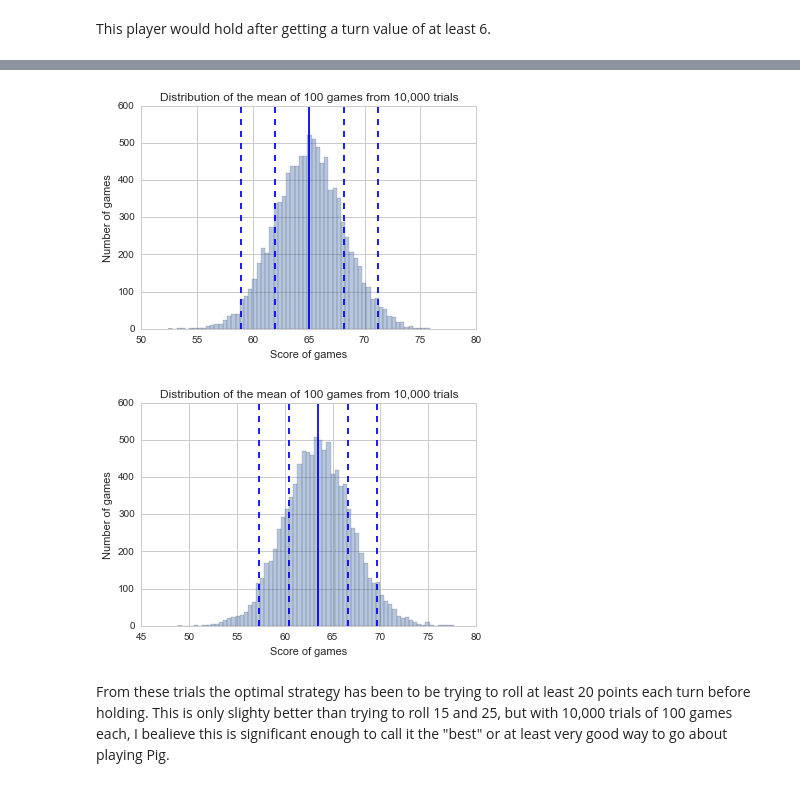
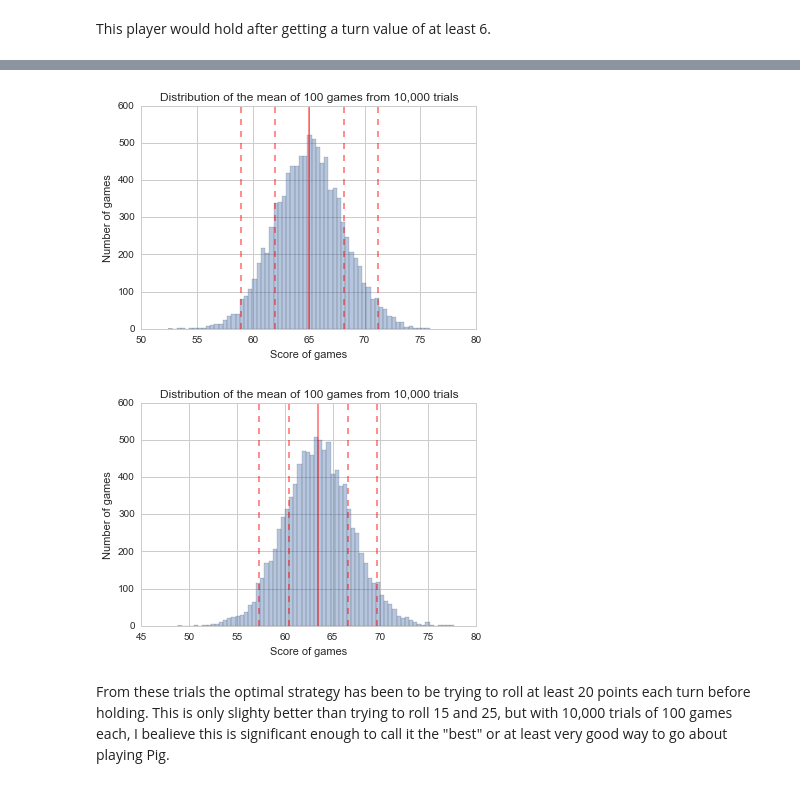
Before and after one commit to Bodandly/some-pig, a Jupyter notebook: Pig-solitaire.ipynb, the cells around one changed output, grey strips where cells are left out. Saved outputs shown, nothing was run; the diff lists cells and outputs as text; code cells hidden in the pictures.

```diff
--- a/Pig-solitaire.ipynb
+++ b/Pig-solitaire.ipynb
@@ -344,32 +346,32 @@ plt.show()
 # %%
 twenty_mean = st.mean(twenty_value_results_many_trials_list)
 twenty_stdev = st.pstdev(twenty_value_results_many_trials_list)
 sns.distplot(twenty_value_results_many_trials_list, rug=False, kde=False)
-plt.axvline(x=twenty_mean, color = 'blue')
-plt.axvline(x=twenty_mean + twenty_stdev, color = 'blue', linestyle='dashed')
-plt.axvline(x=twenty_mean + twenty_stdev * 2, color = 'blue', linestyle='dashed')
-plt.axvline(x=twenty_mean - twenty_stdev, color = 'blue', linestyle='dashed')
-plt.axvline(x=twenty_mean - twenty_stdev * 2, color = 'blue', linestyle='dashed')
+plt.axvline(x=twenty_mean, color = 'r', alpha=0.5)
+plt.axvline(x=twenty_mean + twenty_stdev, color = 'r', linestyle='dashed', alpha=0.5)
+plt.axvline(x=twenty_mean + twenty_stdev * 2, color = 'r', linestyle='dashed', alpha=0.5)
+plt.axvline(x=twenty_mean - twenty_stdev, color = 'r', linestyle='dashed', alpha=0.5)
+plt.axvline(x=twenty_mean - twenty_stdev * 2, color = 'r', linestyle='dashed', alpha=0.5)
 plt.xlabel("Score of games")
 plt.ylabel("Number of games")
 plt.title("Distribution of the mean of 100 games from 10,000 trials")
 plt.show()
 # %% [output]
-[figure, old version]
+[figure, new version]
 # %%
 twenty_five_mean = st.mean(twenty_five_value_results_many_trials_list)
 twenty_five_stdev = st.pstdev(twenty_five_value_results_many_trials_list)
 sns.distplot(twenty_five_value_results_many_trials_list, rug=False, kde=False)
-plt.axvline(x=twenty_five_mean, color = 'blue')
-plt.axvline(x=twenty_five_mean + twenty_stdev, color = 'blue', linestyle='dashed')
-plt.axvline(x=twenty_five_mean + twenty_stdev * 2, color = 'blue', linestyle='dashed')
-plt.axvline(x=twenty_five_mean - twenty_stdev, color = 'blue', linestyle='dashed')
-plt.axvline(x=twenty_five_mean - twenty_stdev * 2, color = 'blue', linestyle='dashed')
+plt.axvline(x=twenty_five_mean, color = 'r', alpha=0.5)
+plt.axvline(x=twenty_five_mean + twenty_stdev, color = 'r', linestyle='dashed', alpha=0.5)
+plt.axvline(x=twenty_five_mean + twenty_stdev * 2, color = 'r', linestyle='dashed', alpha=0.5)
+plt.axvline(x=twenty_five_mean - twenty_stdev, color = 'r', linestyle='dashed', alpha=0.5)
+plt.axvline(x=twenty_five_mean - twenty_stdev * 2, color = 'r', linestyle='dashed', alpha=0.5)
 plt.xlabel("Score of games")
 plt.ylabel("Number of games")
 plt.title("Distribution of the mean of 100 games from 10,000 trials")
 plt.show()
 # %% [output]
-[figure, old version]
+[figure, new version]
 # %% [markdown]
 From these trials the optimal strategy has been to be trying to roll at least 20 points each turn before holding. This is only slighty better than trying to roll 15 and 25, but with 10,000 trials of 100 games each, I bealieve this is significant enough to call it the "best" or at least very good way to go about playing Pig.
```
Also changed, not shown: parts of 8 cells of this notebook.
